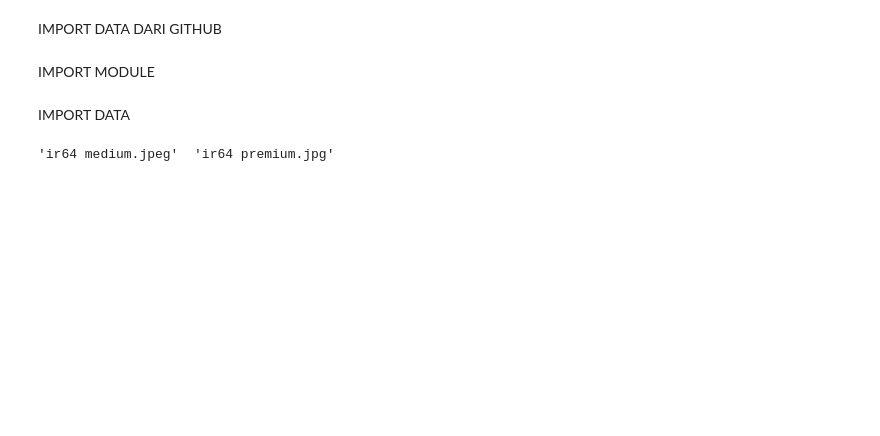
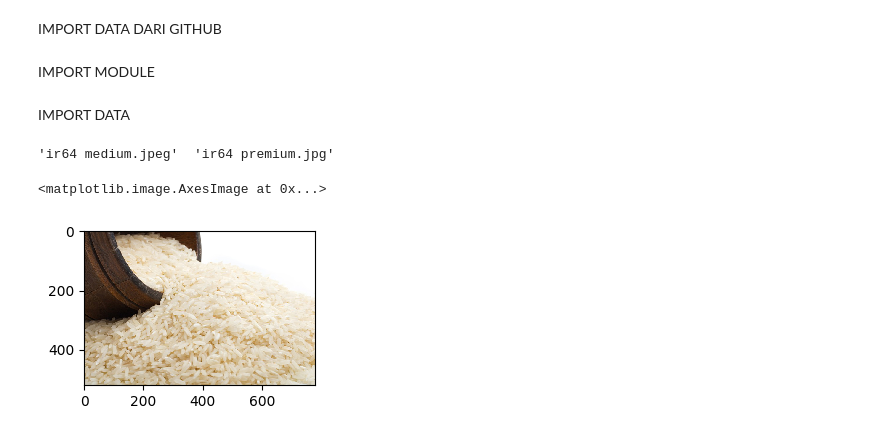
Before and after one commit to noerAditama/TA-Kualitas-Beras, a Jupyter notebook: tes.ipynb, the cells around one changed output. Saved outputs shown, nothing was run; the diff lists cells and outputs as text; code cells hidden in the pictures; blank space fills up the shorter version.

```diff
--- a/tes.ipynb
+++ b/tes.ipynb
@@ -30,3 +30,10 @@ IMPORT DATA
 !ls tes/data
 # %% [output]
 'ir64 medium.jpeg'  'ir64 premium.jpg'
+# %%
+image=imread('tes/data/ir64 medium.jpeg')
+plt.figure(figsize=(3,3))
+plt.imshow(image)
+# %% [output]
+<matplotlib.image.AxesImage at 0x...>
+[figure, added]
```
